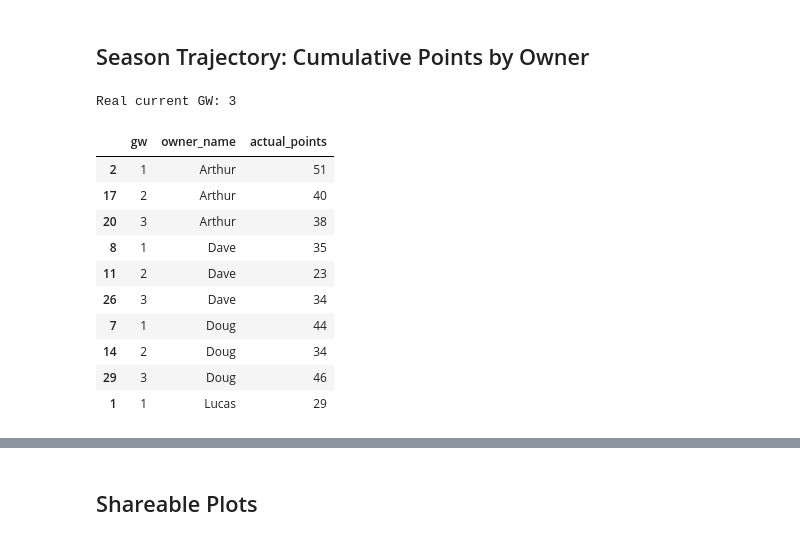
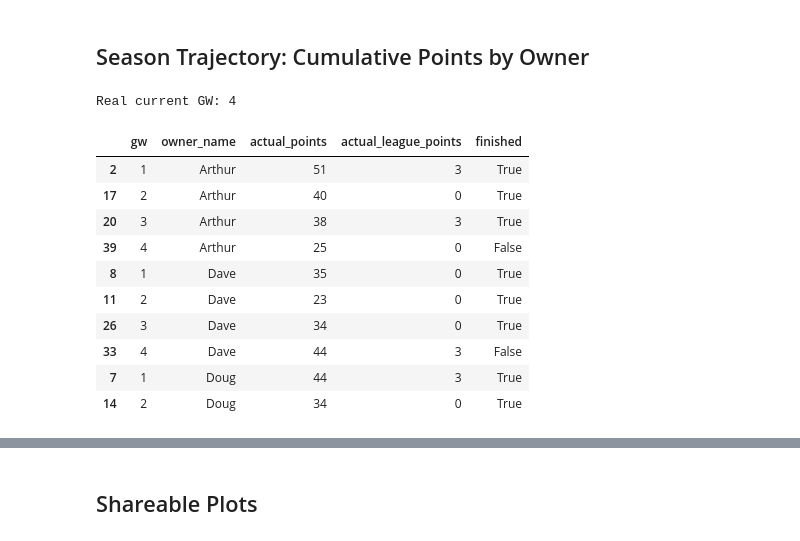
Before and after one commit to doug-ellis/draft_fpl_2627, a Jupyter notebook: transfer/outputs/picking_notebooks/gw4.ipynb, the cells around one changed output, grey strips where cells are left out. Cells and saved outputs as stored; diff of their text form; code cells hidden in the pictures.

```diff
--- a/transfer/outputs/picking_notebooks/gw4.ipynb
+++ b/transfer/outputs/picking_notebooks/gw4.ipynb
@@ -521,63 +521,26 @@ if EXPORT_FIGURES:
 # %% [markdown]
 ## Season Trajectory: Cumulative Points by Owner
 # %%
-import requests
-
-def get_current_gw():
-    """Real 'as of today' gameweek from the draft league's bootstrap-static feed --
-    distinct from latest_gw above, which reflects the prediction-file horizon
-    (TARGET_GW=None resolves to end of season, see WORKFLOW.md), not the calendar."""
-    resp = requests.get('https://draft.premierleague.com/api/bootstrap-static', timeout=20)
-    resp.raise_for_status()
-    return resp.json()['events']['current']
-
-def load_owner_actual_points(league_id=3875):
-    """Real points each owner has already scored, from the draft league's H2H
-    matches (each owner appears in exactly one match per GW; the match points are
-    that owner's actual scored total for the week, independent of win/loss). Only
-    includes GWs that have started or finished -- future GWs are 0-0 placeholders
-    in this feed, and the current GW's points update live as matches are played."""
-    resp = requests.get(f'https://draft.premierleague.com/api/league/{league_id}/details', timeout=20)
-    resp.raise_for_status()
-    data = resp.json()
-
-    entry_id_by_league_entry_id = {entry['id']: entry['entry_id'] for entry in data['league_entries']}
-    owner_dict = get_owner_dict()
-
-    rows = []
-    for match in data['matches']:
-        if not (match['started'] or match['finished']):
-            continue
-        for side in ('1', '2'):
-            entry_id = entry_id_by_league_entry_id.get(match[f'league_entry_{side}'])
-            owner_name = owner_dict.get(float(entry_id)) if entry_id is not None else None
-            if owner_name is None:
-                continue
-            rows.append({
-                'gw': match['event'],
-                'owner_name': owner_name,
-                'actual_points': match[f'league_entry_{side}_points'],
-            })
-    return pd.DataFrame(rows)
+from league_points import get_current_gw, load_owner_actual_points, load_standings, compute_expected_league_points
 
 current_gw = get_current_gw()
 actual_points_df = load_owner_actual_points()
 
 print(f'Real current GW: {current_gw}')
 display(actual_points_df.sort_values(['owner_name', 'gw']).head(10))
 # %% [output]
-Real current GW: 3
+Real current GW: 4
-|  | gw | owner_name | actual_points |
-| 2 | 1 | Arthur | 51 |
-| 17 | 2 | Arthur | 40 |
-| 20 | 3 | Arthur | 38 |
-| 8 | 1 | Dave | 35 |
-| 11 | 2 | Dave | 23 |
-| 26 | 3 | Dave | 34 |
-| 7 | 1 | Doug | 44 |
-| 14 | 2 | Doug | 34 |
-| 29 | 3 | Doug | 46 |
-| 1 | 1 | Lucas | 29 |
+|  | gw | owner_name | actual_points | actual_league_points | finished |
+| 2 | 1 | Arthur | 51 | 3 | True |
+| 17 | 2 | Arthur | 40 | 0 | True |
+| 20 | 3 | Arthur | 38 | 3 | True |
+| 39 | 4 | Arthur | 25 | 0 | False |
+| 8 | 1 | Dave | 35 | 0 | True |
+| 11 | 2 | Dave | 23 | 0 | True |
+| 26 | 3 | Dave | 34 | 0 | True |
+| 33 | 4 | Dave | 44 | 3 | False |
+| 7 | 1 | Doug | 44 | 3 | True |
+| 14 | 2 | Doug | 34 | 0 | True |
 # %%
 END_GW = 38  # season length (league stop_event)
 
```
Also changed, not shown: parts of 12 cells of this notebook, 2 other files.
